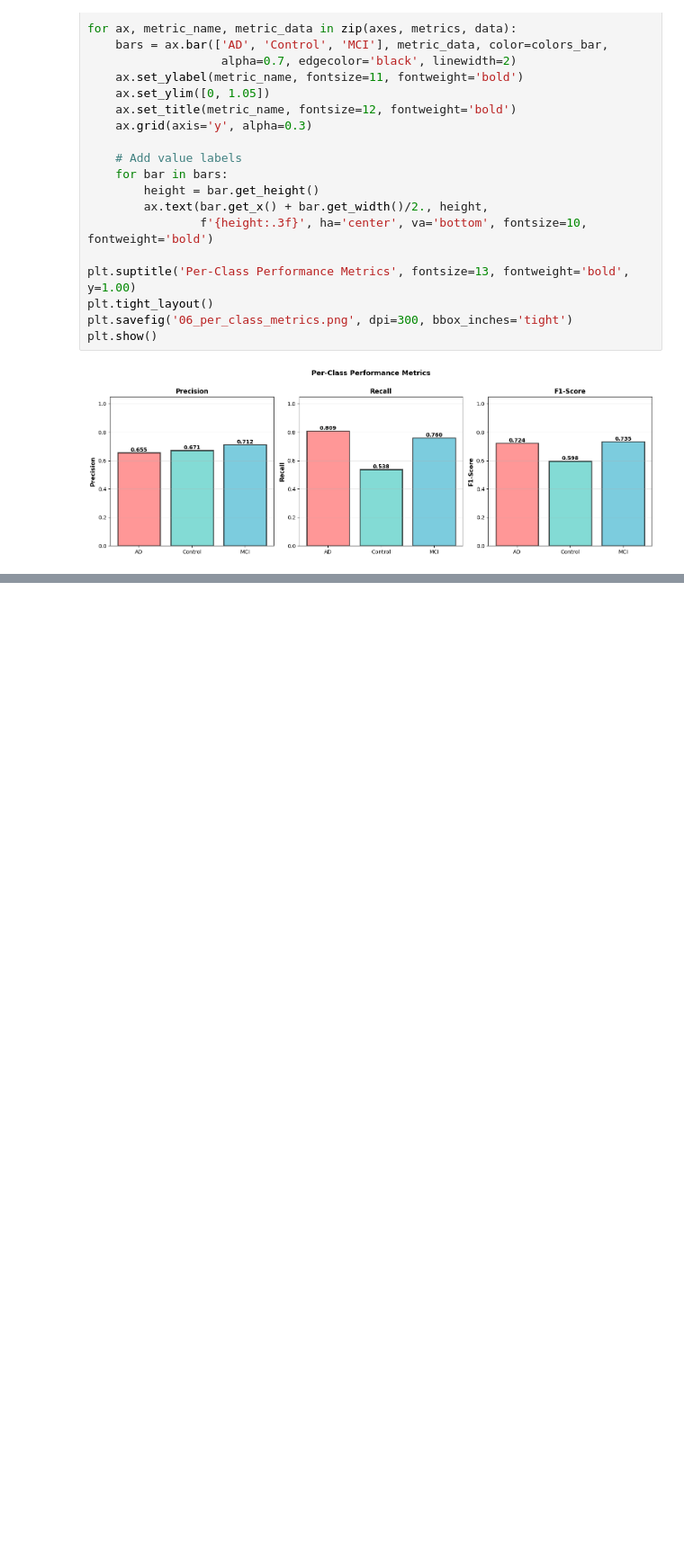
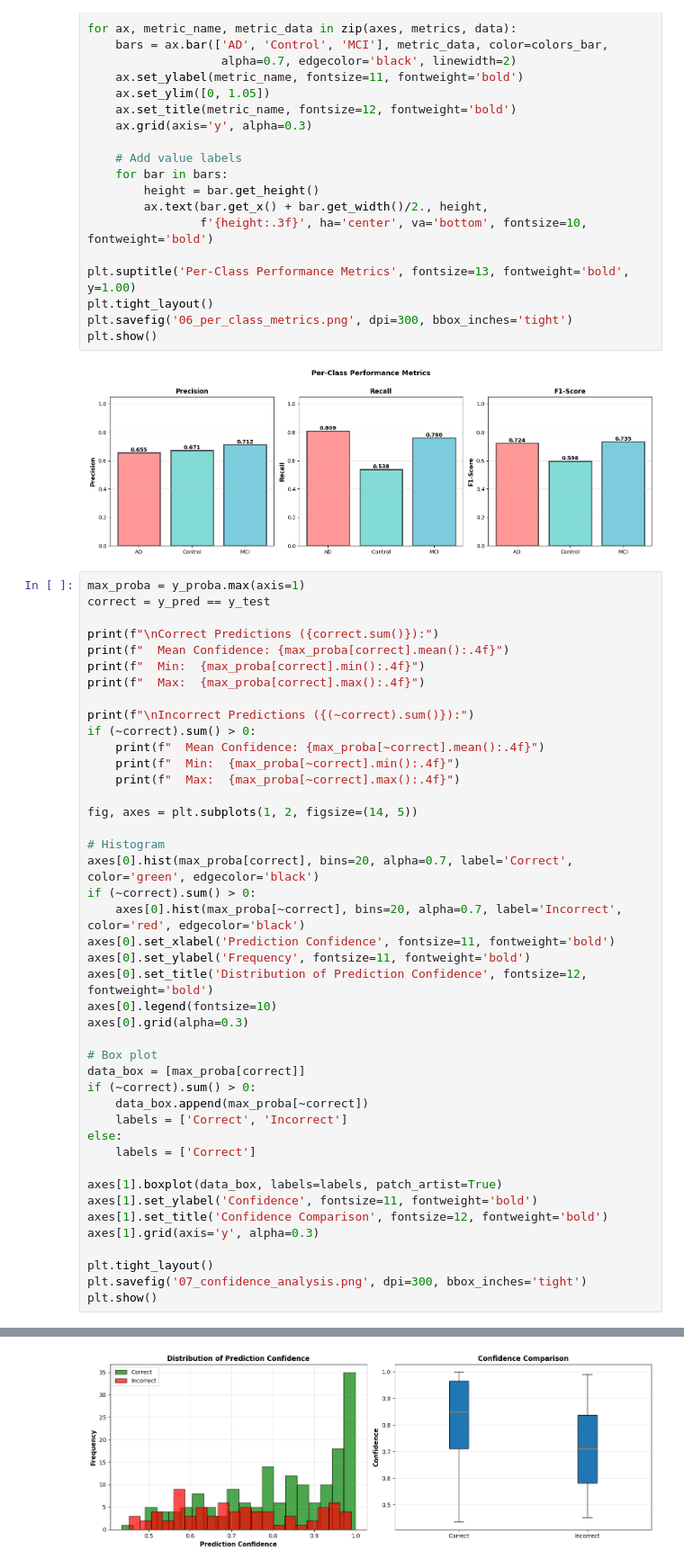
Before and after one commit to bkiritom8/ML-Course-Project, a Jupyter notebook: Modelling.ipynb, the cells around one changed output, grey strips where cells are left out. Shown: that part at 90% size. Saved outputs shown, nothing was run; the diff lists cells and outputs as text; blank space fills up the shorter version.

Commit message:
prediction confidence analysis

```diff
--- a/Modelling.ipynb
+++ b/Modelling.ipynb
@@ -1078,3 +1078,47 @@ plt.savefig('06_per_class_metrics.png', dpi=300, bbox_inches='tight')
 plt.show()
 # %% [output]
 [figure]
+# %%
+max_proba = y_proba.max(axis=1)
+correct = y_pred == y_test
+
+print(f"\nCorrect Predictions ({correct.sum()}):")
+print(f"  Mean Confidence: {max_proba[correct].mean():.4f}")
+print(f"  Min:  {max_proba[correct].min():.4f}")
+print(f"  Max:  {max_proba[correct].max():.4f}")
+
+print(f"\nIncorrect Predictions ({(~correct).sum()}):")
+if (~correct).sum() > 0:
+    print(f"  Mean Confidence: {max_proba[~correct].mean():.4f}")
+    print(f"  Min:  {max_proba[~correct].min():.4f}")
+    print(f"  Max:  {max_proba[~correct].max():.4f}")
+
+fig, axes = plt.subplots(1, 2, figsize=(14, 5))
+
+# Histogram
+axes[0].hist(max_proba[correct], bins=20, alpha=0.7, label='Correct', color='green', edgecolor='black')
+if (~correct).sum() > 0:
+    axes[0].hist(max_proba[~correct], bins=20, alpha=0.7, label='Incorrect', color='red', edgecolor='black')
+axes[0].set_xlabel('Prediction Confidence', fontsize=11, fontweight='bold')
+axes[0].set_ylabel('Frequency', fontsize=11, fontweight='bold')
+axes[0].set_title('Distribution of Prediction Confidence', fontsize=12, fontweight='bold')
+axes[0].legend(fontsize=10)
+axes[0].grid(alpha=0.3)
+
+# Box plot
+data_box = [max_proba[correct]]
+if (~correct).sum() > 0:
+    data_box.append(max_proba[~correct])
+    labels = ['Correct', 'Incorrect']
+else:
+    labels = ['Correct']
+
+axes[1].boxplot(data_box, labels=labels, patch_artist=True)
+axes[1].set_ylabel('Confidence', fontsize=11, fontweight='bold')
+axes[1].set_title('Confidence Comparison', fontsize=12, fontweight='bold')
+axes[1].grid(axis='y', alpha=0.3)
+
+plt.tight_layout()
+plt.savefig('07_confidence_analysis.png', dpi=300, bbox_inches='tight')
+plt.show()
+# %% [output]
@@ -1080,0 +1134 @@ plt.show()
+[figure, added]
```
Also changed, not shown: parts of 1 cell of this notebook, 1 other file.
